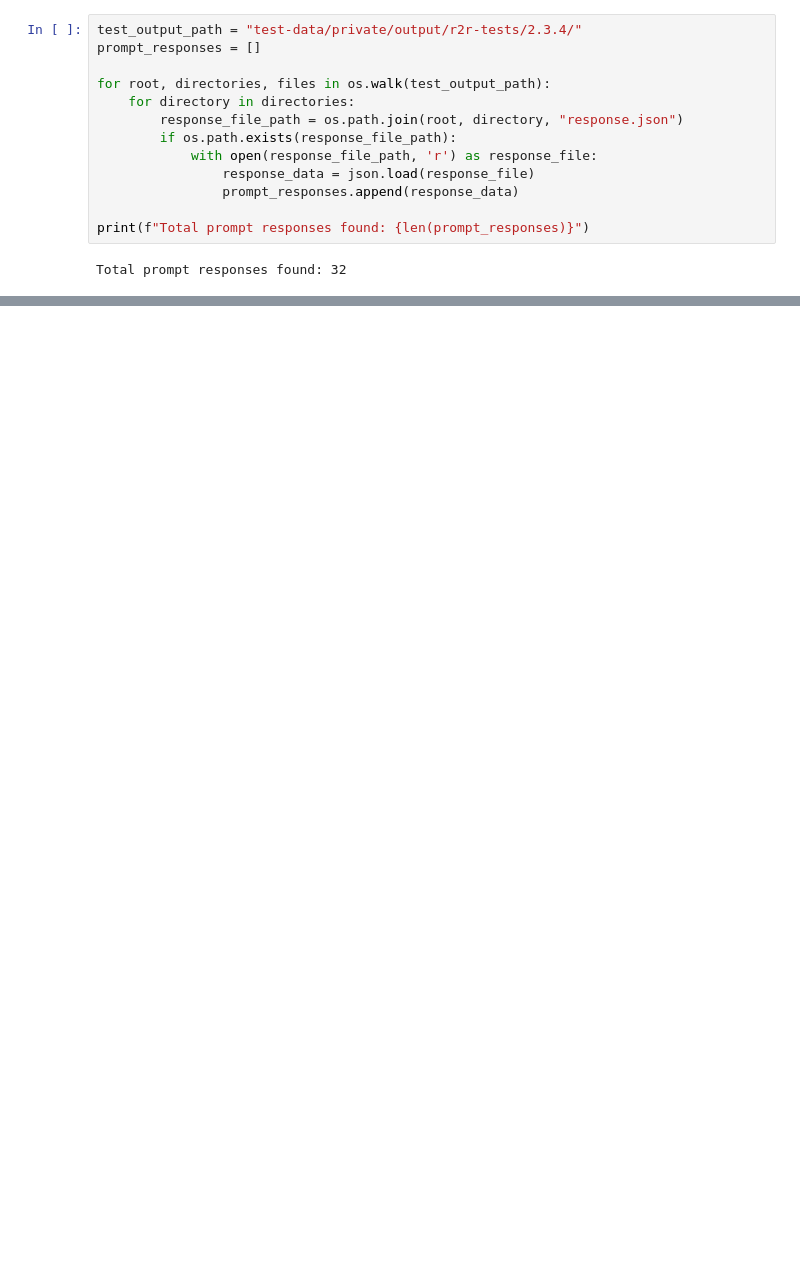
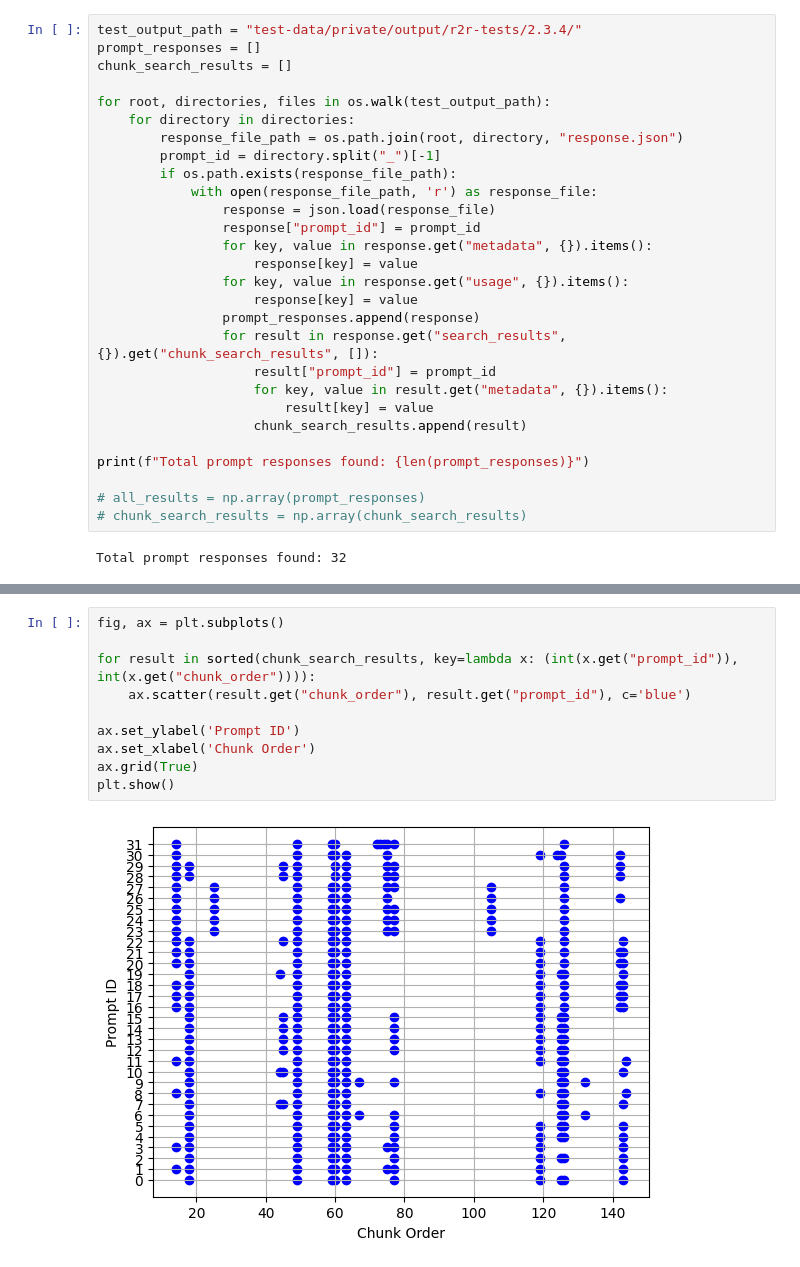
Before and after one commit to VCityTeam/PEPR-VDBI, a Jupyter notebook: data-integration/r2r_test_2.3.4_results.ipynb, the cells around one changed output, grey strips where cells are left out. Drawn from its saved outputs; the diff is of its cells as text; blank space fills up the shorter version.

```diff
--- a/data-integration/r2r_test_2.3.4_results.ipynb
+++ b/data-integration/r2r_test_2.3.4_results.ipynb
@@ -146,15 +168,30 @@ running workflow
 # %%
 test_output_path = "test-data/private/output/r2r-tests/2.3.4/"
 prompt_responses = []
+chunk_search_results = []
 
 for root, directories, files in os.walk(test_output_path):
     for directory in directories:
         response_file_path = os.path.join(root, directory, "response.json")
+        prompt_id = directory.split("_")[-1]
         if os.path.exists(response_file_path):
             with open(response_file_path, 'r') as response_file:
-                response_data = json.load(response_file)
-                prompt_responses.append(response_data)
+                response = json.load(response_file)
+                response["prompt_id"] = prompt_id
+                for key, value in response.get("metadata", {}).items():
+                    response[key] = value
+                for key, value in response.get("usage", {}).items():
+                    response[key] = value
+                prompt_responses.append(response)
+                for result in response.get("search_results", {}).get("chunk_search_results", []):
+                    result["prompt_id"] = prompt_id
+                    for key, value in result.get("metadata", {}).items():
+                        result[key] = value
+                    chunk_search_results.append(result)
 
 print(f"Total prompt responses found: {len(prompt_responses)}")
+
+# all_results = np.array(prompt_responses)
+# chunk_search_results = np.array(chunk_search_results)
 # %% [output]
 Total prompt responses found: 32
@@ -185,3 +220,15 @@ search_results = pd.DataFrame([response.get("search_results") for response in pr
+# %%
+fig, ax = plt.subplots()
+
+for result in sorted(chunk_search_results, key=lambda x: (int(x.get("prompt_id")), int(x.get("chunk_order")))):
+    ax.scatter(result.get("chunk_order"), result.get("prompt_id"), c='blue')
+
+ax.set_ylabel('Prompt ID')
+ax.set_xlabel('Chunk Order')
+ax.grid(True)
+plt.show()
+# %% [output]
+[figure, added]
 # %% [markdown]
 # Analysis
 
```
Also changed, not shown: parts of 9 cells of this notebook, 2 other files.
